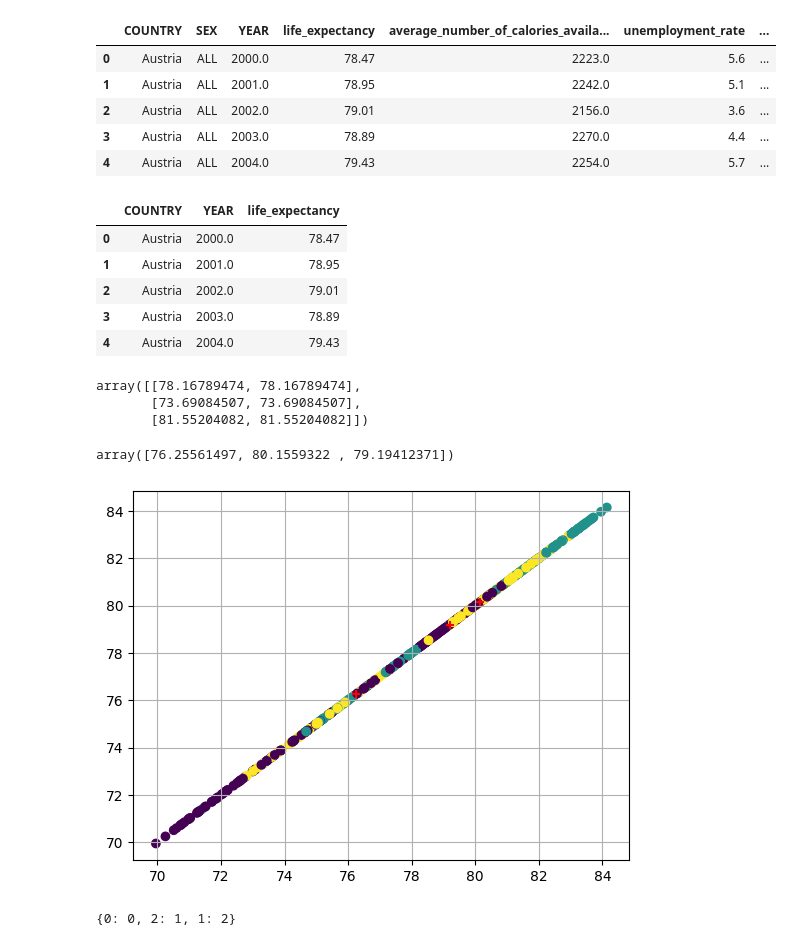
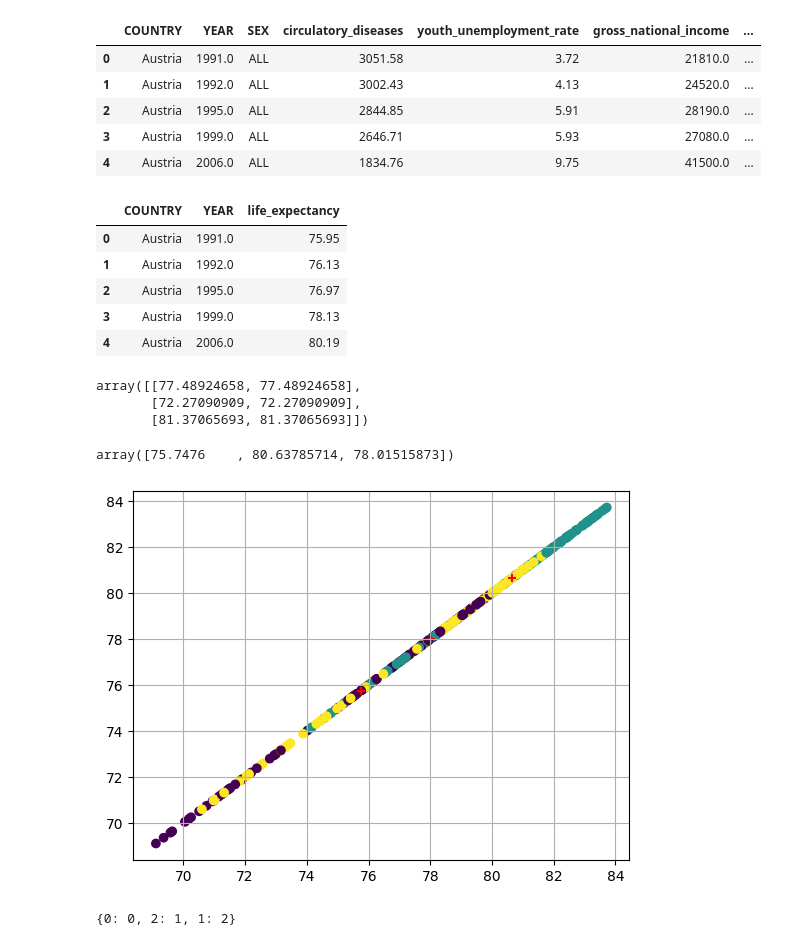
Before and after one commit to alireza1420/Datamining-UU, a Jupyter notebook: notebook_cluster.ipynb, the cells around one changed output. Saved outputs shown, nothing was run; the diff lists cells and outputs as text; code cells hidden in the pictures.

```diff
--- a/notebook_cluster.ipynb
+++ b/notebook_cluster.ipynb
@@ -3,26 +3,26 @@ import numpy as numpy
 import pandas as pd
 import matplotlib.pyplot as plt
 # %%
-df = pd.read_csv("European_citiznes_rsvp.csv")
+df = pd.read_csv("European_citiznes_rsvp_eu_clean.csv")
 df.head()
 # %% [output]
-|  | COUNTRY | SEX | YEAR | life_expectancy | average_number_of_calories_availa... | unemployment_rate | ... |
-| 0 | Austria | ALL | 2000.0 | 78.47 | 2223.0 | 5.6 | ... |
-| 1 | Austria | ALL | 2001.0 | 78.95 | 2242.0 | 5.1 | ... |
-| 2 | Austria | ALL | 2002.0 | 79.01 | 2156.0 | 3.6 | ... |
-| 3 | Austria | ALL | 2003.0 | 78.89 | 2270.0 | 4.4 | ... |
-| 4 | Austria | ALL | 2004.0 | 79.43 | 2254.0 | 5.7 | ... |
+|  | COUNTRY | YEAR | SEX | circulatory_diseases | youth_unemployment_rate | gross_national_income | ... |
+| 0 | Austria | 1991.0 | ALL | 3051.58 | 3.72 | 21810.0 | ... |
+| 1 | Austria | 1992.0 | ALL | 3002.43 | 4.13 | 24520.0 | ... |
+| 2 | Austria | 1995.0 | ALL | 2844.85 | 5.91 | 28190.0 | ... |
+| 3 | Austria | 1999.0 | ALL | 2646.71 | 5.93 | 27080.0 | ... |
+| 4 | Austria | 2006.0 | ALL | 1834.76 | 9.75 | 41500.0 | ... |
 # %%
 # filterByYear = df[df["YEAR"]==2000]
 filterByYear = df
 filterByYear[["COUNTRY","YEAR","life_expectancy"]].head()
 # %% [output]
 |  | COUNTRY | YEAR | life_expectancy |
-| 0 | Austria | 2000.0 | 78.47 |
-| 1 | Austria | 2001.0 | 78.95 |
-| 2 | Austria | 2002.0 | 79.01 |
-| 3 | Austria | 2003.0 | 78.89 |
-| 4 | Austria | 2004.0 | 79.43 |
+| 0 | Austria | 1991.0 | 75.95 |
+| 1 | Austria | 1992.0 | 76.13 |
+| 2 | Austria | 1995.0 | 76.97 |
+| 3 | Austria | 1999.0 | 78.13 |
+| 4 | Austria | 2006.0 | 80.19 |
 # %%
 from sklearn.cluster import KMeans
 import numpy as np
@@ -34,9 +34,9 @@ kmeans.labels_
 #kmeans.predict([[0, 0], [12, 3]])
 kmeans.cluster_centers_
 # %% [output]
-array([[78.16789474, 78.16789474],
-       [73.69084507, 73.69084507],
-       [81.55204082, 81.55204082]])
+array([[77.48924658, 77.48924658],
+       [72.27090909, 72.27090909],
+       [81.37065693, 81.37065693]])
 # %%
 from sklearn.cluster import KMeans
 
@@ -48,7 +48,7 @@ filterByYear[["COUNTRY","YEAR","life_expectancy","cluster"]].head()
 y_pred.cluster_centers_[:,1]
 # y_pred.labels_
 # %% [output]
-array([76.25561497, 80.1559322 , 79.19412371])
+array([75.7476    , 80.63785714, 78.01515873])
 # %%
 fig, ax = plt.subplots()
 ax.scatter(filterByYear["life_expectancy"], filterByYear["life_expectancy"], c=filterByYear["cluster"])
@@ -57,7 +57,7 @@ ax.grid(True)
 
 plt.show()
 # %% [output]
-[figure, old version]
+[figure, new version]
 # %%
 forExport = filterByYear
 labels = ['LOW','MEDIUM','HIGH']
```
Also changed, not shown: parts of 3 cells of this notebook, 9 other files.
